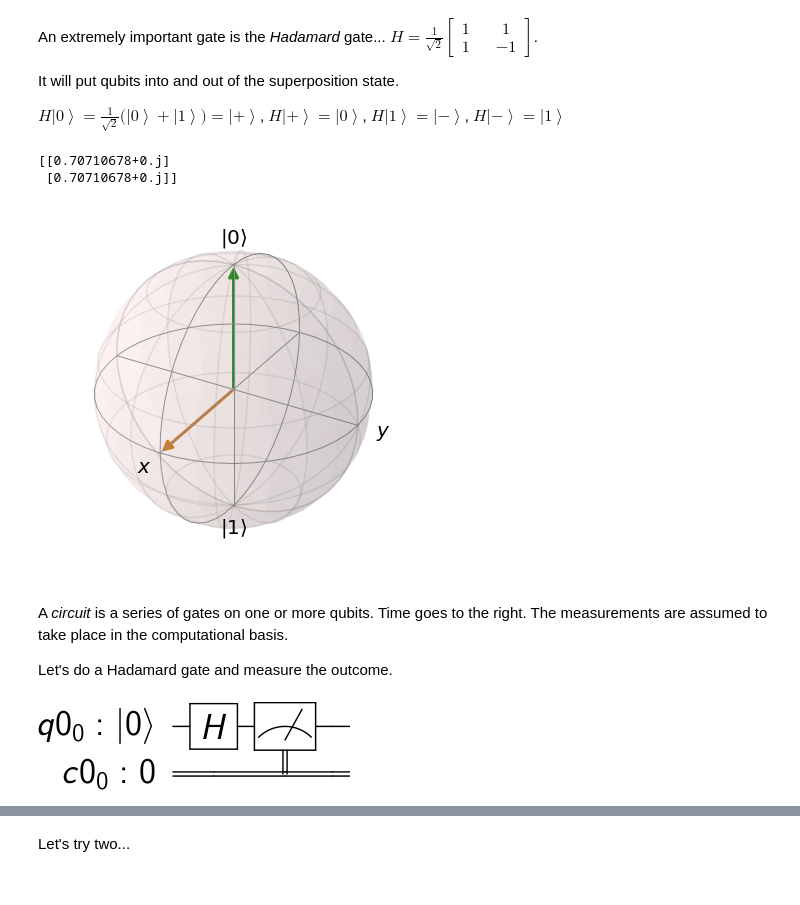
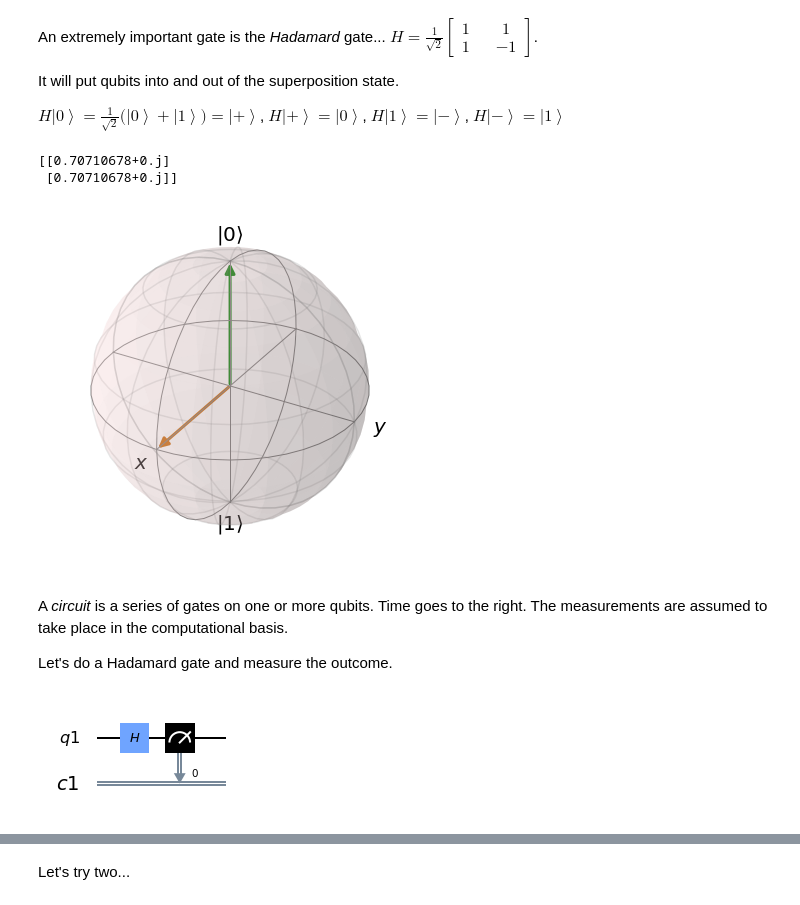
Before and after one commit to lyon-fnal/qc-tutorial-fnal, a Jupyter notebook: tutorial_20181213.ipynb, the cells around one changed output, grey strips where cells are left out. Cells and saved outputs as stored; diff of their text form; code cells hidden in the pictures.

Commit message:
Update for latest qiskit and qutip

```diff
--- a/tutorial_20181213.ipynb
+++ b/tutorial_20181213.ipynb
@@ -389,31 +389,30 @@ $ H \left| 0 \right> = \frac{1}{\sqrt{2}} \Big(  \left| 0 \right> +  \left| 1 \r
 # %%
 b.clear()
 b.add_states(zero)
-psi=qt.snot()*zero
+psi=qt.qip.operations.snot()*zero  # Qutip calls Hadamard "S-NOT"
 print(psi.full())
-b.add_states(psi) # Qutip calls Hadamard "S-NOT"
+b.add_states(psi)
 b.render()
 # %% [output]
 [[0.70710678+0.j]
  [0.70710678+0.j]]
-[figure, old version]
+[figure, new version]
 # %% [markdown]
 A *circuit* is a series of gates on one or more qubits. Time goes to the right. The measurements are assumed to take place in the computational basis.
 
 Let's do a Hadamard gate and measure the outcome.
 # %%
 from qiskit import QuantumCircuit, QuantumRegister, ClassicalRegister, execute
-from qiskit.tools.visualization import plot_histogram, circuit_drawer, matplotlib_circuit_drawer
+from qiskit.visualization import plot_histogram
 
 q = QuantumRegister(1)
 c = ClassicalRegister(1)
 h = QuantumCircuit(q, c)
 h.h(q)
 h.measure(q, c)
-
-circuit_drawer(h)
+h.draw('mpl')
 # %% [output]
-[figure, old version]
+[figure, new version]
 # %%
 from qiskit import Aer, execute
 qasm_backend = Aer.get_backend('qasm_simulator')
```
Also changed, not shown: parts of 18 cells of this notebook.
